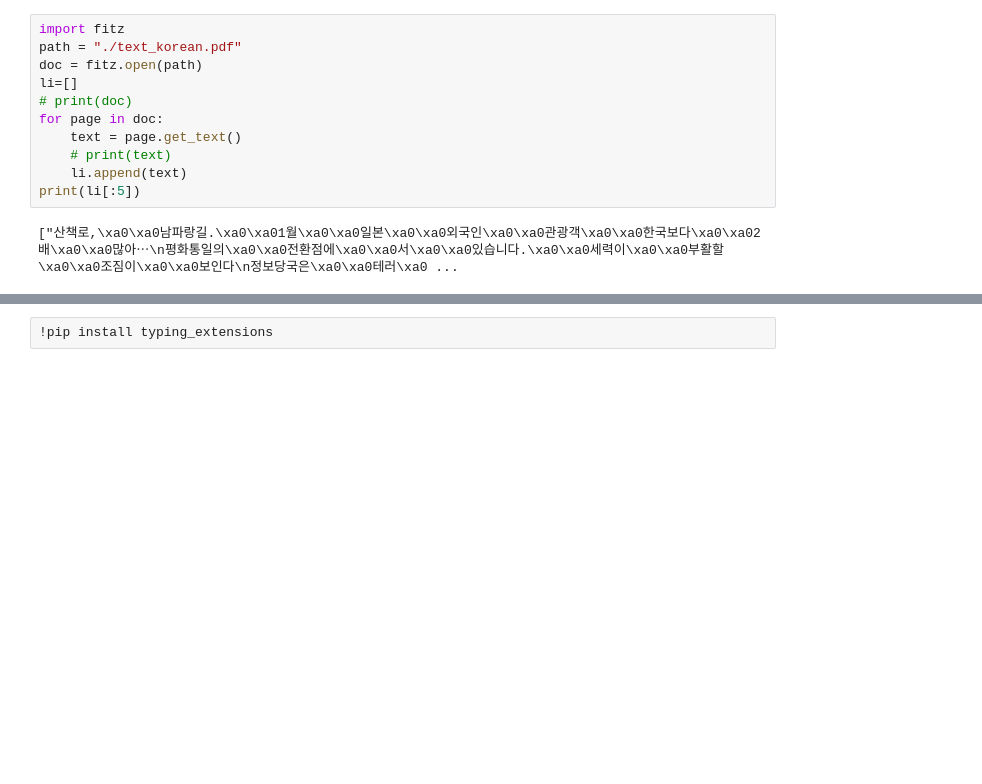
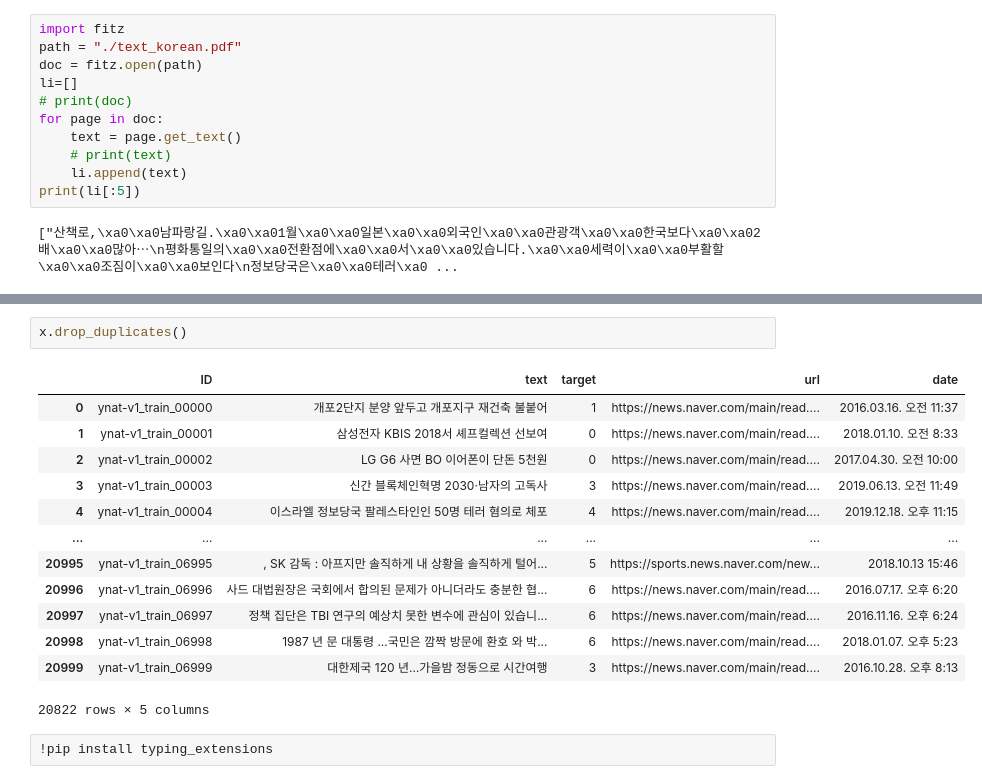
Before and after one commit to SangGank/bc_project3, a Jupyter notebook: analysis/csvtotext.ipynb, the cells around one changed output, grey strips where cells are left out. Saved outputs shown, nothing was run; the diff lists cells and outputs as text; blank space fills up the shorter version.

```diff
--- a/analysis/csvtotext.ipynb
+++ b/analysis/csvtotext.ipynb
@@ -38,3 +40,19 @@ pd.concat([jap,eng],ignore_index=True)
+# %%
+x.drop_duplicates()
+# %% [output]
+|  | ID | text | target | url | date |
+| 0 | ynat-v1_train_00000 | 개포2단지 분양 앞두고 개포지구 재건축 불붙어 | 1 | https://news.naver.com/main/read.... | 2016.03.16. 오전 11:37 |
+| 1 | ynat-v1_train_00001 | 삼성전자 KBIS 2018서 셰프컬렉션 선보여 | 0 | https://news.naver.com/main/read.... | 2018.01.10. 오전 8:33 |
+| 2 | ynat-v1_train_00002 | LG G6 사면 BO 이어폰이 단돈 5천원 | 0 | https://news.naver.com/main/read.... | 2017.04.30. 오전 10:00 |
+| 3 | ynat-v1_train_00003 | 신간 블록체인혁명 2030·남자의 고독사 | 3 | https://news.naver.com/main/read.... | 2019.06.13. 오전 11:49 |
+| 4 | ynat-v1_train_00004 | 이스라엘 정보당국 팔레스타인인 50명 테러 혐의로 체포 | 4 | https://news.naver.com/main/read.... | 2019.12.18. 오후 11:15 |
+| ... | ... | ... | ... | ... | ... |
+| 20995 | ynat-v1_train_06995 | , SK 감독 : 아프지만 솔직하게 내 상황을 솔직하게 털어... | 5 | https://sports.news.naver.com/new... | 2018.10.13 15:46 |
+| 20996 | ynat-v1_train_06996 | 사드 대법원장은 국회에서 합의된 문제가 아니더라도 충분한 협... | 6 | https://news.naver.com/main/read.... | 2016.07.17. 오후 6:20 |
+| 20997 | ynat-v1_train_06997 | 정책 집단은 TBI 연구의 예상치 못한 변수에 관심이 있습니... | 6 | https://news.naver.com/main/read.... | 2016.11.16. 오후 6:24 |
+| 20998 | ynat-v1_train_06998 | 1987 년 문 대통령 ...국민은 깜짝 방문에 환호 와 박... | 6 | https://news.naver.com/main/read.... | 2018.01.07. 오후 5:23 |
+| 20999 | ynat-v1_train_06999 | 대한제국 120 년…가을밤 정동으로 시간여행 | 3 | https://news.naver.com/main/read.... | 2016.10.28. 오후 8:13 |
+20822 rows × 5 columns
 # %%
 !pip install typing_extensions
 # %% [output]
```
Also changed, not shown: parts of 1 cell of this notebook, 2 other files.
